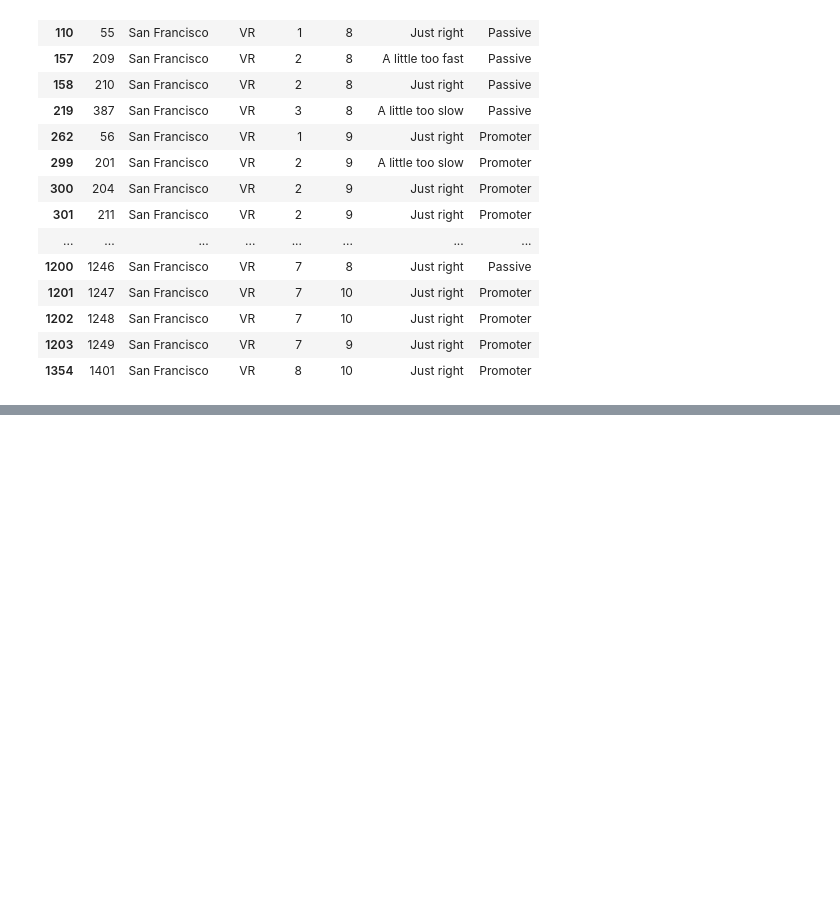
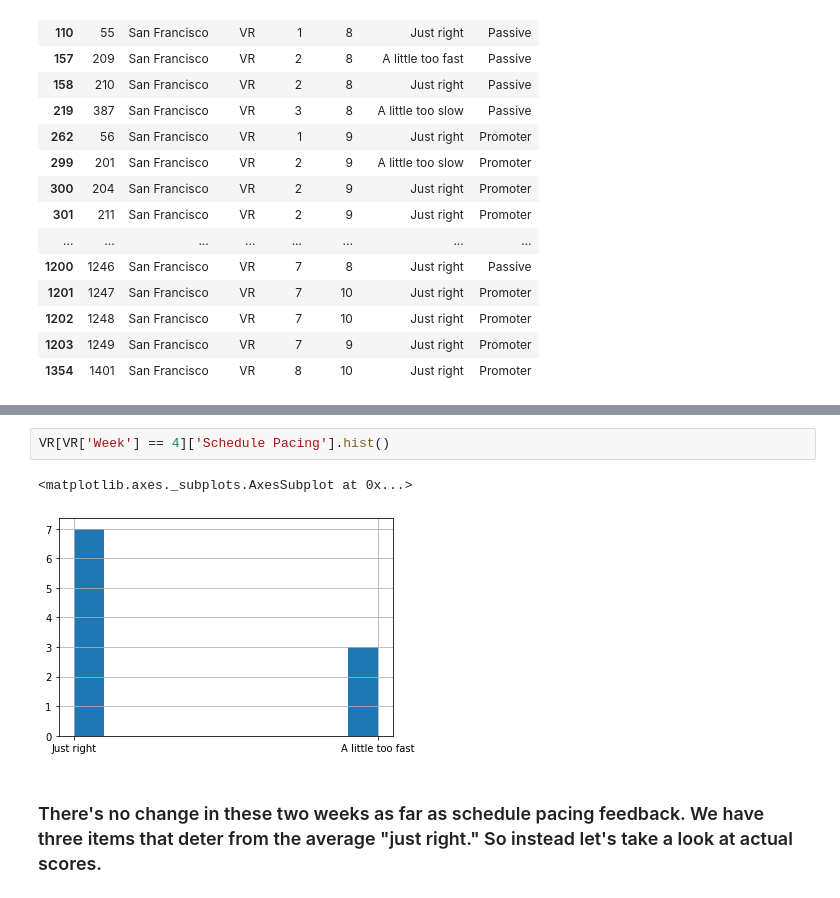
Before and after one commit to SamirIngley/NPS-Feedback, a Jupyter notebook: Midterm _NPS.ipynb, the cells around one changed output, grey strips where cells are left out. Drawn from its saved outputs; the diff is of its cells as text; blank space fills up the shorter version.

```diff
--- a/Midterm _NPS.ipynb
+++ b/Midterm _NPS.ipynb
@@ -594,0 +607,7 @@ TypeError: 'numpy.ndarray' object is not callable
+# %%
+VR[VR['Week'] == 4]['Schedule Pacing'].hist()
+# %% [output]
+<matplotlib.axes._subplots.AxesSubplot at 0x...>
+[figure, added]
+# %% [markdown]
+### There's no change in these two weeks as far as schedule pacing feedback. We have three items that deter from the average "just right." So instead let's take a look at actual scores.
```
Also changed, not shown: parts of 5 cells of this notebook.
